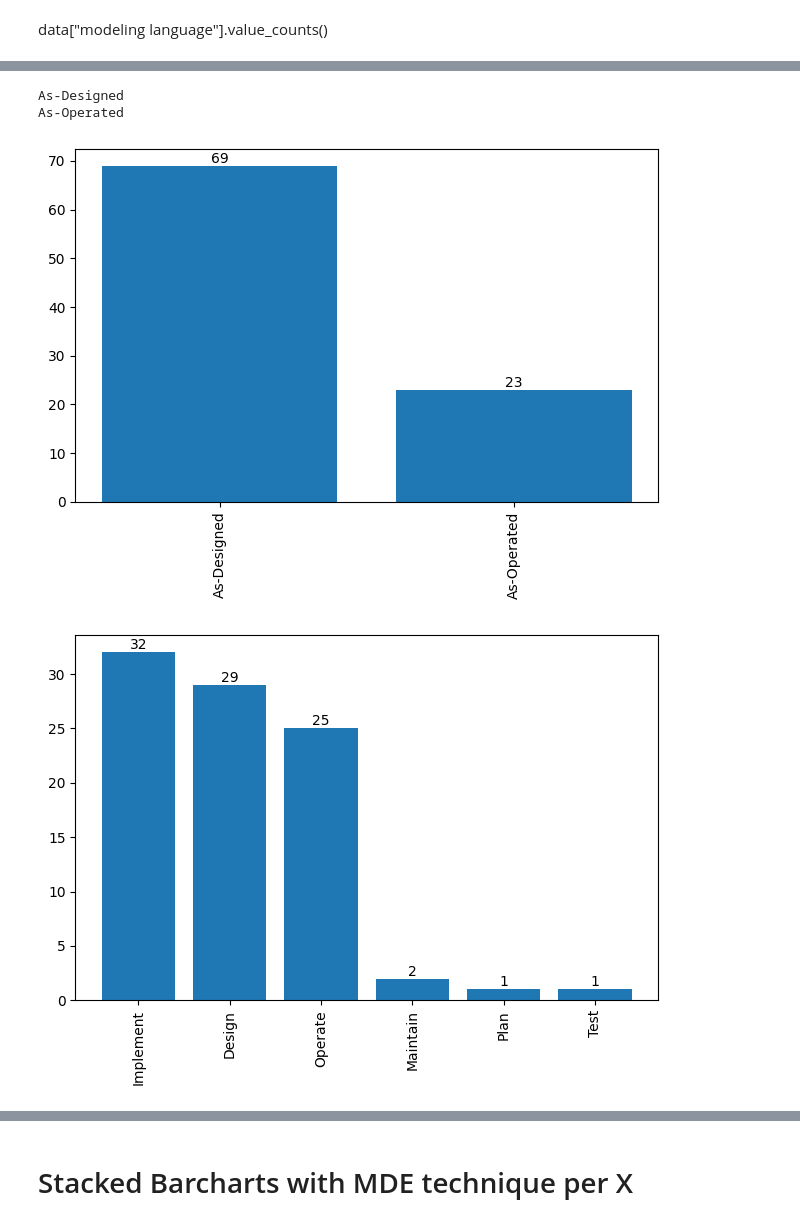
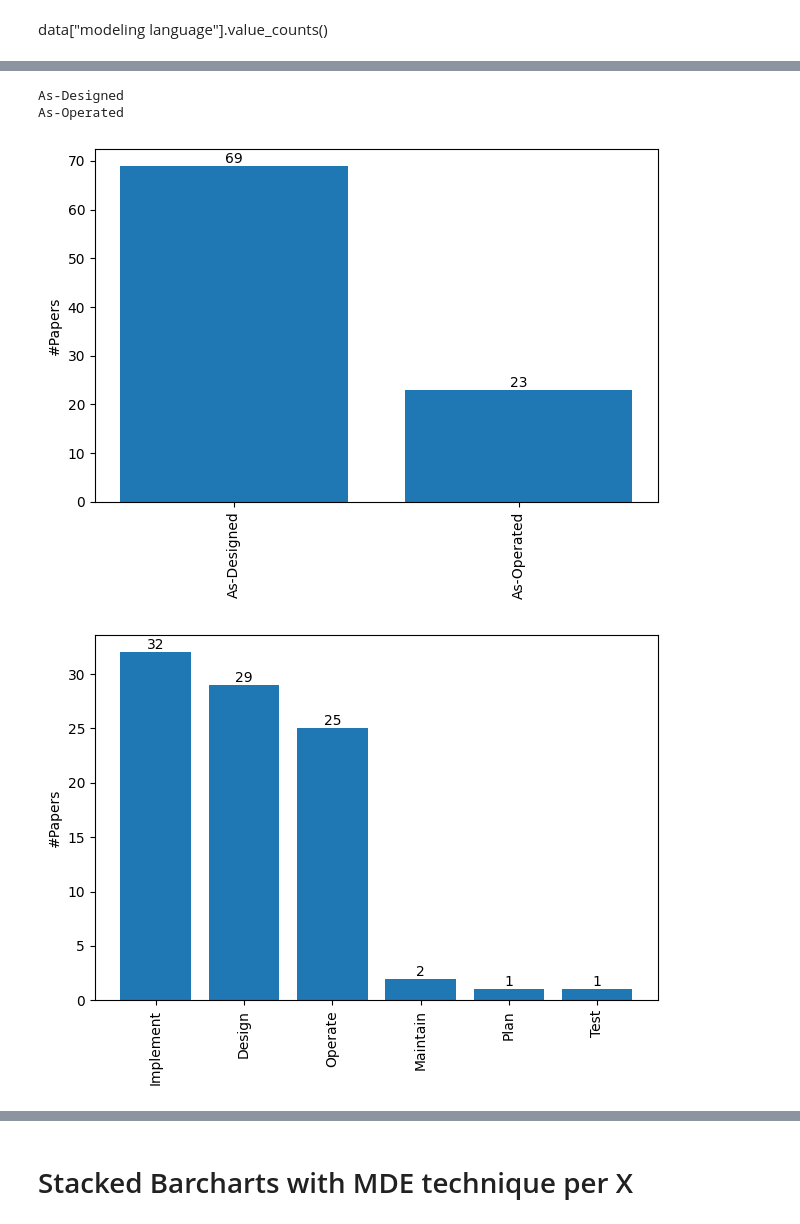
Before and after one commit to cdl-mint/mde4dts, a Jupyter notebook: visualizations_Jingxi_2.ipynb, the cells around one changed output, grey strips where cells are left out. Drawn from its saved outputs; the diff is of its cells as text; code cells hidden in the pictures.

```diff
--- a/visualizations_Jingxi_2.ipynb
+++ b/visualizations_Jingxi_2.ipynb
@@ -257,23 +262,25 @@ axes.bar(plot_data['entry'], plot_data['count'])  # Replace 'x' and 'y' with the
 entry_data = [ '\n'.join(wrap(l, 20)) for l in plot_data['entry'] ]
 axes.set_xticklabels(entry_data, rotation=90)
 axes.bar_label(axes.containers[0])
+axes.set_ylabel("#Papers")
 plt.tight_layout()
 plt.savefig(destination_folder+"TLCP_barchart.jpg")
 # %% [output]
 As-Designed
 As-Operated
-[figure, old version]
+[figure, new version]
 # %%
 fig, axes = plt.subplots()
 plot_data = dataframes[1]
 axes.bar(plot_data['entry'], plot_data['count'])  # Replace 'x' and 'y' with the appropriate column names from the DataFrame
 #axes.set_title(titles[1])
 axes.set_xticklabels(plot_data['entry'], rotation=90)
 axes.bar_label(axes.containers[0])
+axes.set_ylabel("#Papers")
 plt.tight_layout()
 plt.savefig(destination_folder+"SLCP_barchart.jpg")
 # %% [output]
-[figure, old version]
+[figure, new version]
 # %%
 
 
```
Also changed, not shown: parts of 8 cells of this notebook, 22 other files.
